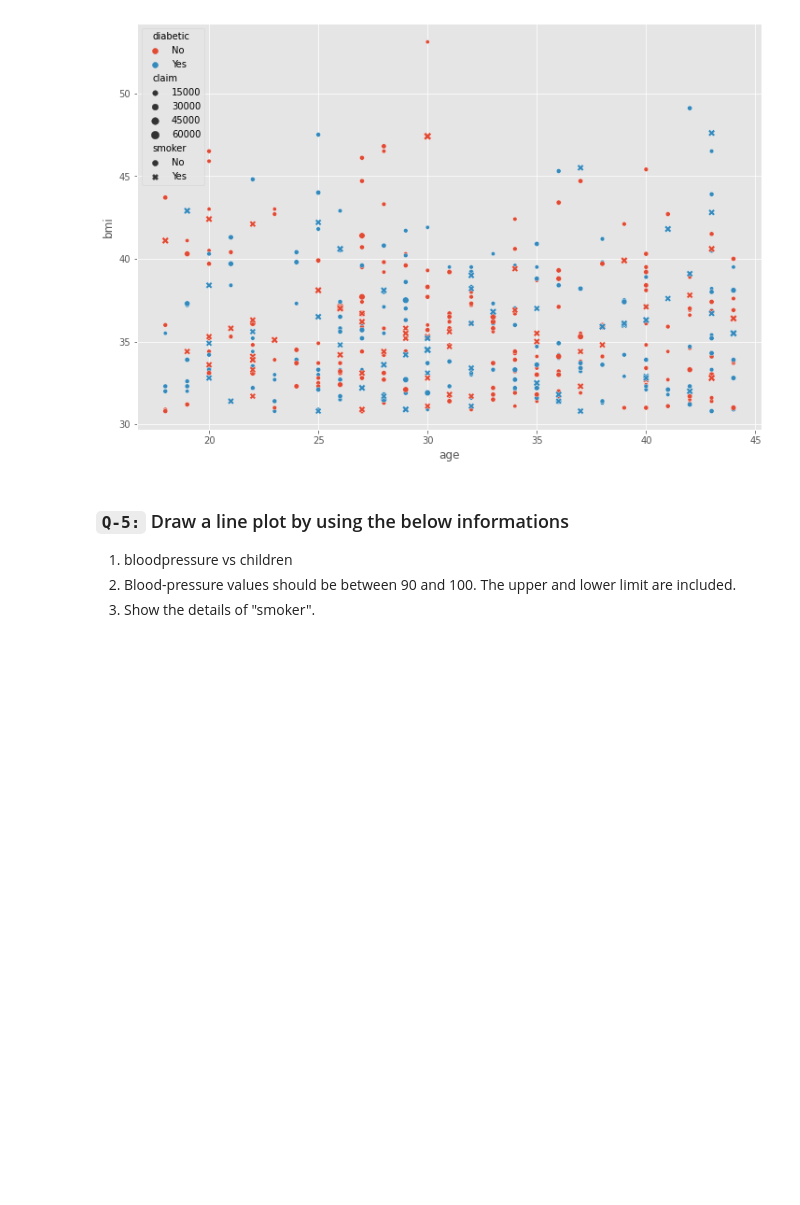
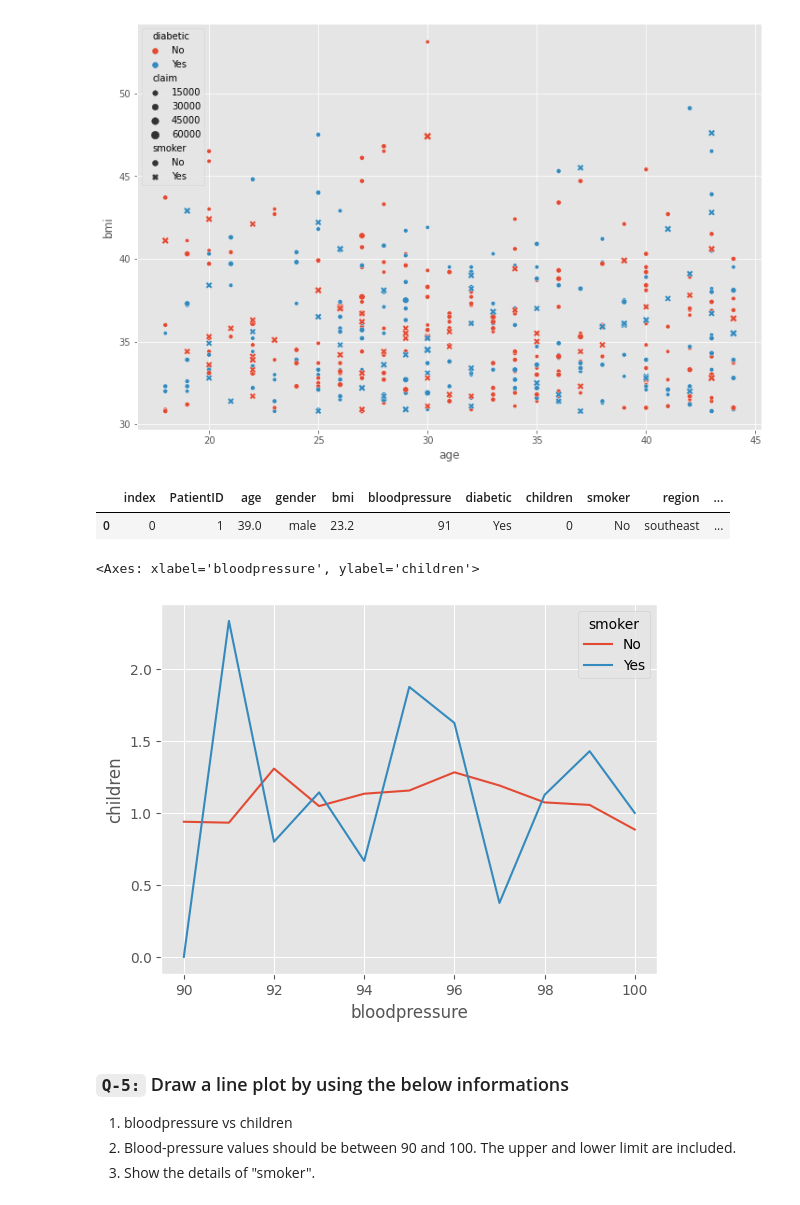
Before and after one commit to singhbhaskar360/Python_ML, a Jupyter notebook: Seaborn_task_25_solutions.ipynb, the cells around one changed output. Cells and saved outputs as stored; diff of their text form; code cells hidden in the pictures; blank space fills up the shorter version.

```diff
--- a/Seaborn_task_25_solutions.ipynb
+++ b/Seaborn_task_25_solutions.ipynb
@@ -149,6 +158,18 @@ sns.scatterplot(data=temp_df, x='age', y='bmi', hue='diabetic',size='claim', sty
 plt.show()
 # %% [output]
 [figure]
+# %%
+ins.head(1)
+# %% [output]
+|  | index | PatientID | age | gender | bmi | bloodpressure | diabetic | children | smoker | region | ... |
+| 0 | 0 | 1 | 39.0 | male | 23.2 | 91 | Yes | 0 | No | southeast | ... |
+# %%
+ins_2=ins[(ins['bloodpressure']>=90) & (ins['bloodpressure']<=100)]
+# %%
+sns.lineplot(data=ins_2,x='bloodpressure',y='children',hue='smoker',err_style=None)
+# %% [output]
+<Axes: xlabel='bloodpressure', ylabel='children'>
+[figure, added]
 # %% [markdown]
 ### **`Q-5:`** Draw a line plot by using the below informations
 
```
Also changed, not shown: parts of 3 cells of this notebook.
